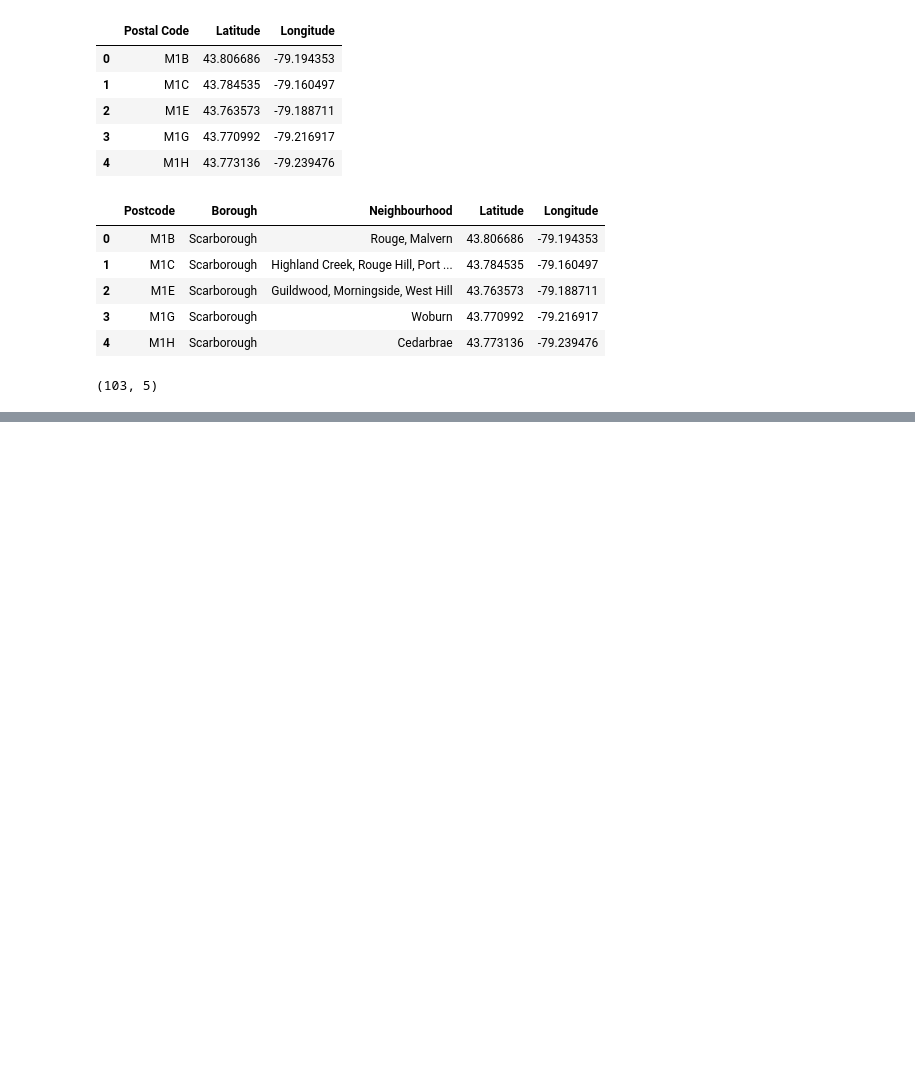
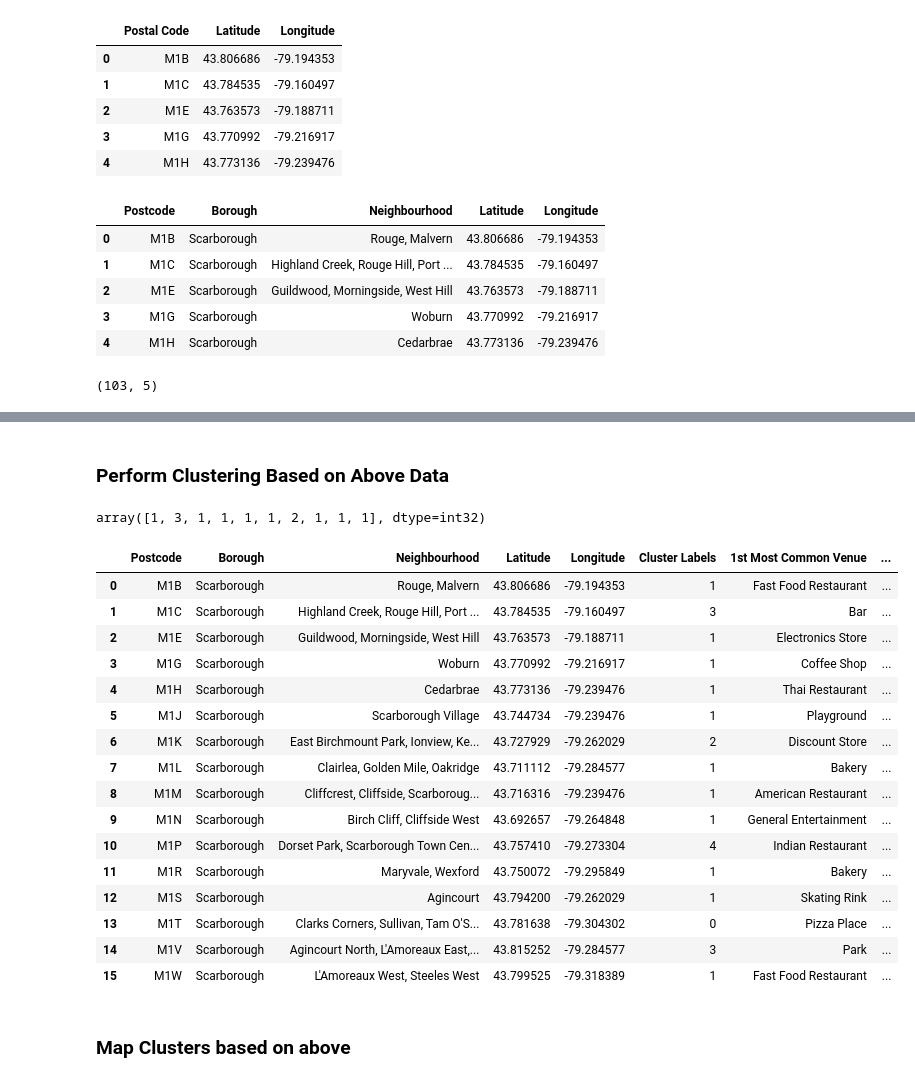
Before and after one commit to stefmarais/Coursera_Capstone, a Jupyter notebook: Capstone Notebook.ipynb, the cells around one changed output, grey strips where cells are left out. Cells and saved outputs as stored; diff of their text form; code cells hidden in the pictures; blank space fills up the shorter version.

```diff
--- a/Capstone Notebook.ipynb
+++ b/Capstone Notebook.ipynb
@@ -113,0 +369,21 @@ df3.shape
+# %%
+num_top_venues = 10
+
+indicators = ['st', 'nd', 'rd']
+
+# create columns according to number of top venues
+columns = ['Neighborhood']
+for ind in np.arange(num_top_venues):
+    try:
+        columns.append('{}{} Most Common Venue'.format(ind+1, indicators[ind]))
+    except:
+        columns.append('{}th Most Common Venue'.format(ind+1))
+
+# create a new dataframe
+neighborhoods_venues_sorted = pd.DataFrame(columns=columns)
+neighborhoods_venues_sorted['Neighborhood'] = scarborough_grouped['Neighborhood']
+
+for ind in np.arange(scarborough_grouped.shape[0]):
+    neighborhoods_venues_sorted.iloc[ind, 1:] = return_most_common_venues(scarborough_grouped.iloc[ind, :], num_top_venues)
+
+neighborhoods_venues_sorted
@@ -113,0 +408,46 @@ df3.shape
+# %% [markdown]
+### Perform Clustering Based on Above Data
+# %%
+# set number of clusters
+kclusters = 5
+
+scarborough_grouped_clustering = scarborough_grouped.drop('Neighbourhood', 1)
+
+# run k-means clustering
+kmeans = KMeans(n_clusters=kclusters, random_state=0).fit(scarborough_grouped_clustering)
+
+# check cluster labels generated for each row in the dataframe
+kmeans.labels_[0:10]
+# %% [output]
+array([1, 3, 1, 1, 1, 1, 2, 1, 1, 1], dtype=int32)
+# %%
+
+scarborough_merged = scarborough_data
+
+# add clustering labels
+scarborough_merged['Cluster Labels'] = kmeans.labels_
+
+# merge toronto_grouped with toronto_data to add latitude/longitude for each neighborhood
+scarborough_merged = scarborough_merged.join(neighborhoods_venues_sorted.set_index('Neighborhood'), on='Neighbourhood')
+
+scarborough_merged # check the last columns!
+# %% [output]
+|  | Postcode | Borough | Neighbourhood | Latitude | Longitude | Cluster Labels | 1st Most Common Venue | ... |
+| 0 | M1B | Scarborough | Rouge, Malvern | 43.806686 | -79.194353 | 1 | Fast Food Restaurant | ... |
+| 1 | M1C | Scarborough | Highland Creek, Rouge Hill, Port ... | 43.784535 | -79.160497 | 3 | Bar | ... |
+| 2 | M1E | Scarborough | Guildwood, Morningside, West Hill | 43.763573 | -79.188711 | 1 | Electronics Store | ... |
+| 3 | M1G | Scarborough | Woburn | 43.770992 | -79.216917 | 1 | Coffee Shop | ... |
+| 4 | M1H | Scarborough | Cedarbrae | 43.773136 | -79.239476 | 1 | Thai Restaurant | ... |
+| 5 | M1J | Scarborough | Scarborough Village | 43.744734 | -79.239476 | 1 | Playground | ... |
+| 6 | M1K | Scarborough | East Birchmount Park, Ionview, Ke... | 43.727929 | -79.262029 | 2 | Discount Store | ... |
+| 7 | M1L | Scarborough | Clairlea, Golden Mile, Oakridge | 43.711112 | -79.284577 | 1 | Bakery | ... |
+| 8 | M1M | Scarborough | Cliffcrest, Cliffside, Scarboroug... | 43.716316 | -79.239476 | 1 | American Restaurant | ... |
+| 9 | M1N | Scarborough | Birch Cliff, Cliffside West | 43.692657 | -79.264848 | 1 | General Entertainment | ... |
+| 10 | M1P | Scarborough | Dorset Park, Scarborough Town Cen... | 43.757410 | -79.273304 | 4 | Indian Restaurant | ... |
+| 11 | M1R | Scarborough | Maryvale, Wexford | 43.750072 | -79.295849 | 1 | Bakery | ... |
+| 12 | M1S | Scarborough | Agincourt | 43.794200 | -79.262029 | 1 | Skating Rink | ... |
+| 13 | M1T | Scarborough | Clarks Corners, Sullivan, Tam O'S... | 43.781638 | -79.304302 | 0 | Pizza Place | ... |
+| 14 | M1V | Scarborough | Agincourt North, L'Amoreaux East,... | 43.815252 | -79.284577 | 3 | Park | ... |
+| 15 | M1W | Scarborough | L'Amoreaux West, Steeles West | 43.799525 | -79.318389 | 1 | Fast Food Restaurant | ... |
+# %% [markdown]
+### Map Clusters based on above
```
Also changed, not shown: parts of 26 cells of this notebook.
